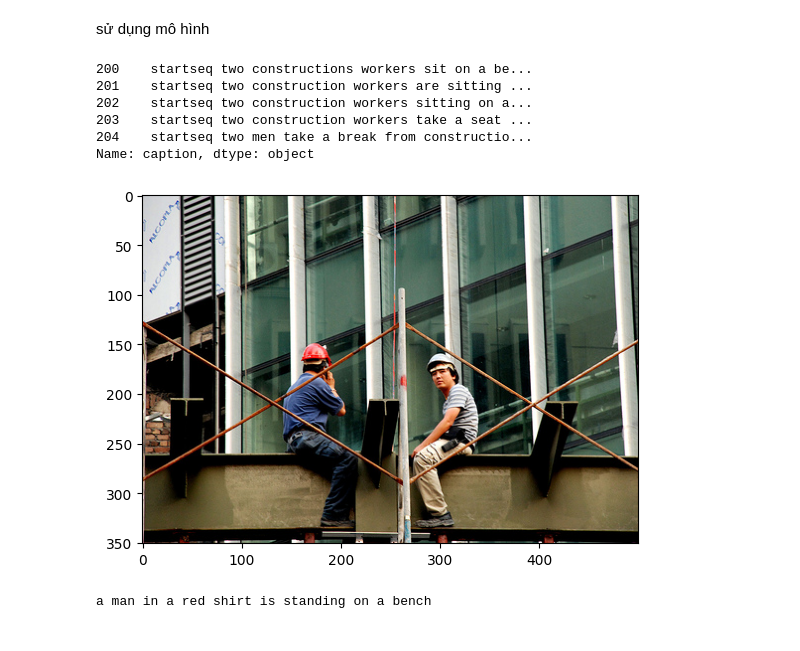
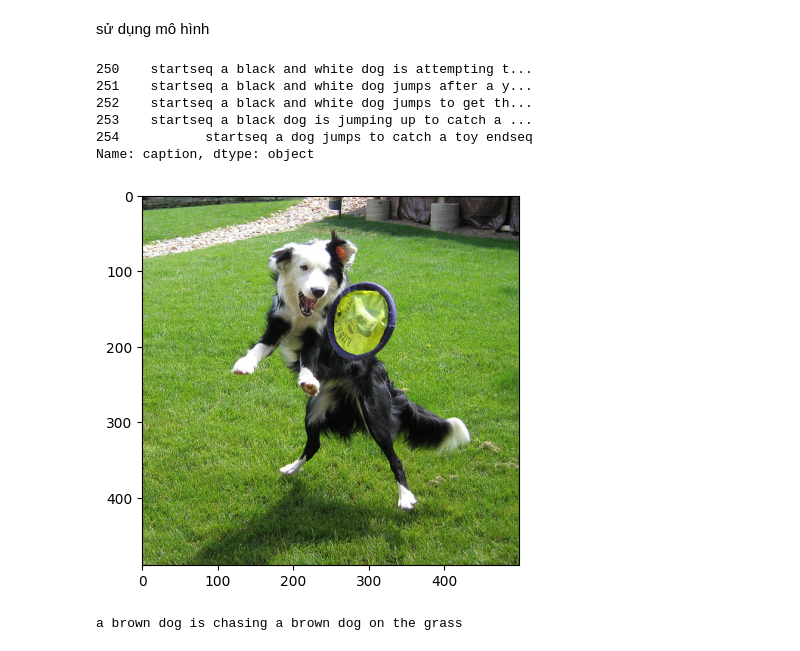
Before and after one commit to NguyenKhanhThoLoc/Test_file, a Jupyter notebook: Image_Caption.ipynb, the cells around one changed output. Drawn from its saved outputs; the diff is of its cells as text; code cells hidden in the pictures.

```diff
--- a/Image_Caption.ipynb
+++ b/Image_Caption.ipynb
@@ -229,13 +158,16 @@ Archive:  glove.6B.zip
 # %%
-glove_dir = '/content/glove/'
+glove_dir = r'C:\\Users\ThoLoc\Desktop\Code\ImageCaptioning\glove'
 embeddings_index = {} # empty dictionary
-file = open(glove_dir + 'glove.6B.200d.txt', encoding="utf-8")
-
+file = open(glove_dir + '\glove.6B.200d.txt', encoding="utf-8")
+count = 0
 for line in file:
   values = line.split()
   word = values[0]
   coefs = np.asarray(values[1:], dtype='float32')
   embeddings_index[word] = coefs
+  count += 1
+  if count % 100000 == 0:
+      print(f"Đã tải {count} từ")
 file.close()
 print('Found %s word vectors.' % len(embeddings_index))
 # %% [output]
@@ -332,7 +285,7 @@ captions = {}
 
 start = time()
 for i in range(len(df)):
-   images[df['image'][i]] = np.array(Image.open(image_path + df['image'][i]))
+   images[df['image'][i]] = np.array(Image.open(image_path +"\\"+ df['image'][i]))
    try:
     captions[df['image'][i]].append(df['caption'][i])
    except:
@@ -400,6 +371,6 @@ with open("/content/gdrive/MyDrive/ColabNotebooks/ImageCaptioning/encoded_train_
     dump(encoding_image, file)
 # %%
-train_features = load(open("/content/gdrive/MyDrive/ColabNotebooks/ImageCaptioning/encoded_train_images.pkl", "rb"))
+train_features = load(open(WORKING_DIR + "\encoded_train_images.pkl", "rb"))
 len(train_features)
 # %% [output]
 8091
@@ -559,7 +530,7 @@ model.save('/content/gdrive/MyDrive/ColabNotebooks/ImageCaptioning/model.h5')
 sử dụng mô hình
 # %%
 from tensorflow.keras.models import load_model
-model_new = load_model('/content/gdrive/MyDrive/ColabNotebooks/ImageCaptioning/model.h5')
+model_new = load_model(WORKING_DIR + '\model.keras')
 # %%
 
 def greedySearch(photo):
@@ -578,20 +549,20 @@ def greedySearch(photo):
     final = ' '.join(final)
     return final
 # %%
-pic = list(train_features.keys())[40]
+pic = list(train_features.keys())[50]
 image = train_features[pic].reshape((1,2048))
-img = Image.open(image_path + pic)
+img = Image.open(image_path +"\\"+ pic)
 print(df['caption'][df['image'] == pic])
 plt.imshow(img)
 plt.show()
 predict = greedySearch(image)
 print(predict)
 # %% [output]
-200    startseq two constructions workers sit on a be...
-201    startseq two construction workers are sitting ...
-202    startseq two construction workers sitting on a...
-203    startseq two construction workers take a seat ...
-204    startseq two men take a break from constructio...
+250    startseq a black and white dog is attempting t...
+251    startseq a black and white dog jumps after a y...
+252    startseq a black and white dog jumps to get th...
+253    startseq a black dog is jumping up to catch a ...
+254           startseq a dog jumps to catch a toy endseq
 Name: caption, dtype: object
-[figure, old version]
+[figure, new version]
-a man in a red shirt is standing on a bench
+a brown dog is chasing a brown dog on the grass
```
Also changed, not shown: parts of 61 cells of this notebook.
